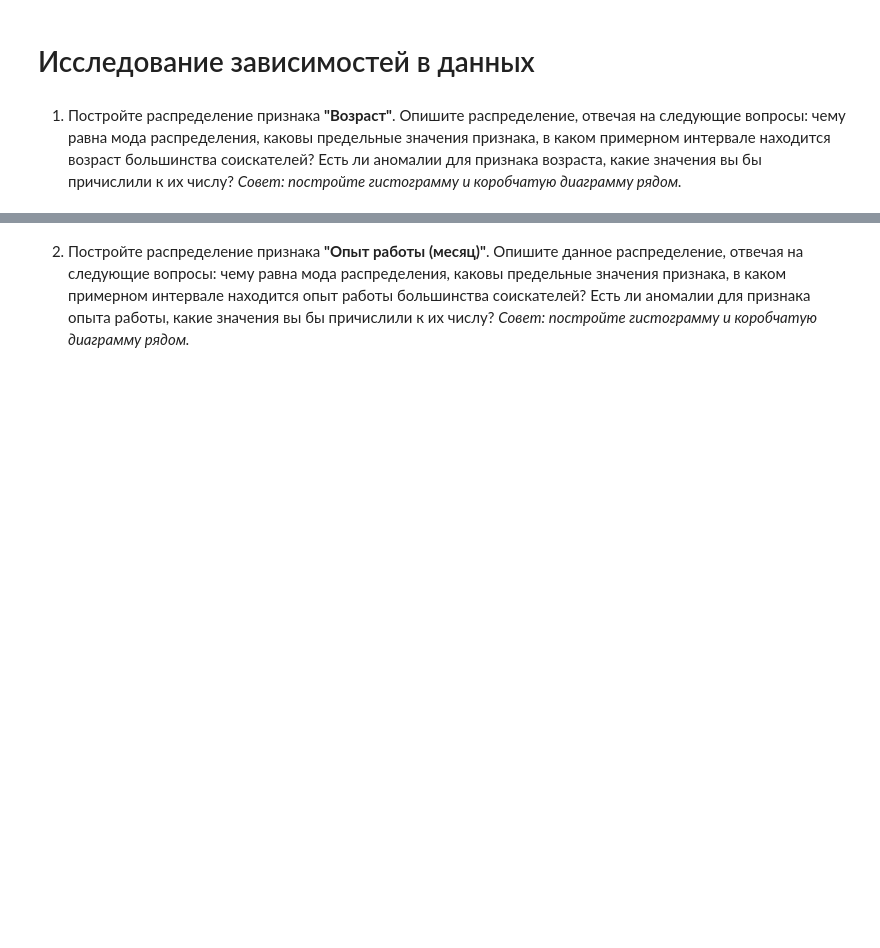
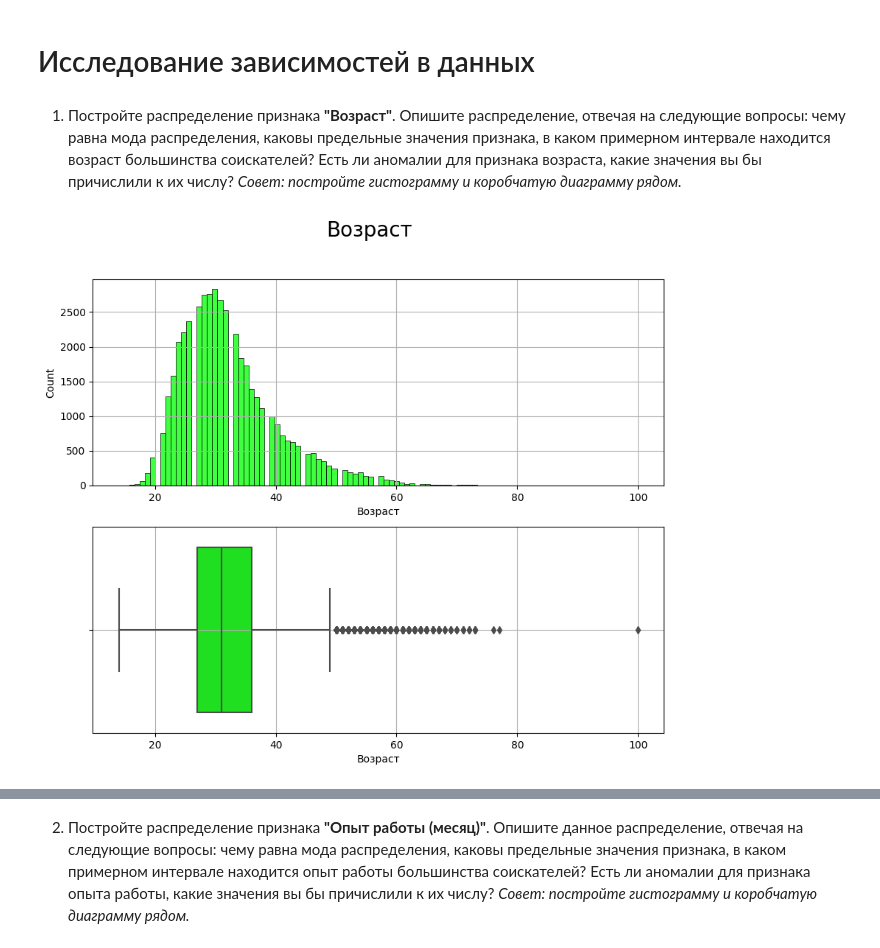
Before and after one commit to ASGlazyrin/ASG_SF_Rep, a Jupyter notebook: project_1/Project-1.ipynb, the cells around one changed output, grey strips where cells are left out. Saved outputs shown, nothing was run; the diff lists cells and outputs as text; code cells hidden in the pictures; blank space fills up the shorter version.

```diff
--- a/project_1/Project-1.ipynb
+++ b/project_1/Project-1.ipynb
@@ -98,7 +98,10 @@ def get_educ_level(value):
 
 #формируем признак "Образование"
 hh_data['Образование'] = hh_data['Образование и ВУЗ'].apply(lambda x: get_educ_level(x))
-hh_data['Образование'].value_counts()
+display(hh_data['Образование'].value_counts())
+
+#удаление признака "'Образование и ВУЗ'"
+hh_data = hh_data.drop('Образование и ВУЗ', axis=1)
 # %% [output]
 высшее                 33863
 среднее специальное     5765
@@ -420,8 +455,8 @@ hh_data['ЗП(руб)'] = hh_data['ЗП валюта']*hh_data['close']/hh_data[
 
 #Расчет желаемой медианной заработной платы соискателей в рублях
 salary_rus = round(hh_data['ЗП(руб)'].median()/1000)
-display(f'Желаемая медианная заработная плата соискателей в тыс. рублей: {salary_rus}')
+display(f'Желаемая медианная заработная плата соискателей: {salary_rus}тыс.руб.')
 
 #Удаление промежуточных столбцов и исходной "ЗП"
-hh_data = hh_data.drop(['ЗП','Обновление резюме','ЗП валюта','close','proportion'], axis=1)
+hh_data = hh_data.drop(['ЗП','ЗП валюта','close','proportion'], axis=1)
 # %% [output]
@@ -433,4 +468,23 @@ hh_data = hh_data.drop(['ЗП','Обновление резюме','ЗП вал
 *Совет: постройте гистограмму и коробчатую диаграмму рядом.*
 # %%
 # ваш код здесь
+fig, axes = plt.subplots(nrows=2, ncols=1, figsize=(10, 8))
+fig.suptitle('Возраст', fontsize=20)
+sns.histplot(
+    data=hh_data,
+    x='Возраст',
+    bins=100,
+    color='lime',
+    ax=axes[0]
+);
+axes[0].grid()
+sns.boxplot(
+    data=hh_data,
+    x='Возраст',
+    color='lime',
+    ax=axes[1]
+);
+axes[1].grid()
+# %% [output]
+[figure, added]
 # %% [markdown]
```
Also changed, not shown: parts of 27 cells of this notebook.
